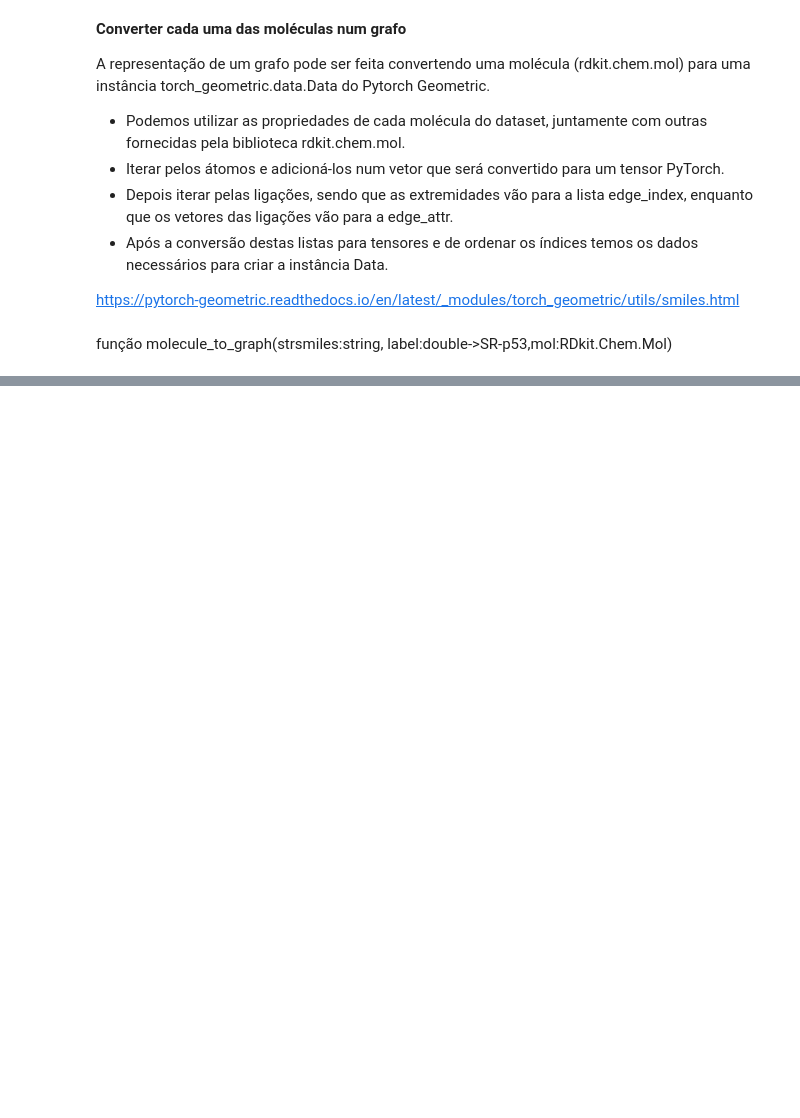
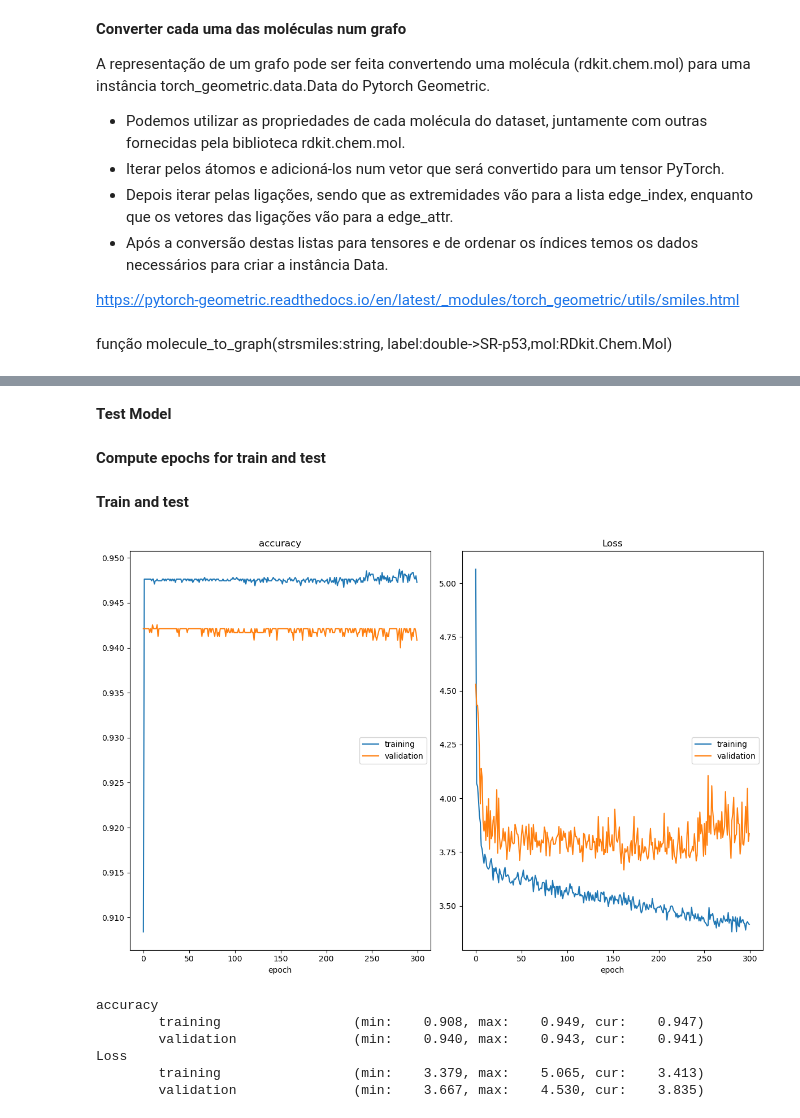
Before and after one commit to BernardGeorges/ProjetoAP, a Jupyter notebook: chemical_interaction.ipynb, the cells around one changed output, grey strips where cells are left out. Drawn from its saved outputs; the diff is of its cells as text; code cells hidden in the pictures; blank space fills up the shorter version.

Commit message:
gcn model and some interpretability

```diff
--- a/chemical_interaction.ipynb
+++ b/chemical_interaction.ipynb
@@ -266,0 +290,6 @@ def molecule_to_graph(strsmiles,label,mol):
+# %%
+import models
+from torchinfo import summary
+
+gcn_model = models.GCNModel()
+print(summary(gcn_model,verbose=1))
@@ -266,0 +347,17 @@ def molecule_to_graph(strsmiles,label,mol):
+# %% [markdown]
+**Test Model**
+# %%
+def test(valloader,optimizer,loss_func):
+   running_loss  = 0.0
+   running_corrects  = 0.0
+   for data in valloader:
+      inputs = data.x.to(device)
+      labels = data.y.to(device)
+      outputs =  gcn_model(data.x,data.edge_index,batch=data.batch)
+      loss = loss_func(outputs, labels)
+      running_loss += loss.detach() * inputs.size(0)
+      _, preds = torch.max(outputs, 1)
+      running_corrects += torch.sum(preds == labels.data)
+   return (running_loss,running_corrects)
+# %% [markdown]
+**Compute epochs for train and test**
@@ -266,0 +390,34 @@ def molecule_to_graph(strsmiles,label,mol):
+# %% [markdown]
+**Train and test**
+# %%
+from tqdm import tqdm
+from livelossplot import PlotLosses
+from torch.optim import SGD, Adam
+from torch.nn import CrossEntropyLoss
+from os.path import exists
+
+
+epochs = 300
+optimizer = Adam(gcn_model.parameters(),lr=0.001)
+loss_func = CrossEntropyLoss()
+print(gcn_model)
+train_accs = []
+test_accs = []
+
+
+file_exists = exists('gcnmodel.pth')
+liveloss = PlotLosses()
+# nao sei se isto resulta? apenas para carregar os pesos e não estar a treinar tudo outra vez
+if(file_exists==False):
+    computepochs(train_loader,test_loader,gcn_model,optimizer,loss_func,epochs)
+    torch.save(gcn_model,'gcnmodel.pth')
+else:
+    gcn_model= torch.load('gcnmodel.pth')
+# %% [output]
+[figure, added]
+accuracy
+        training                 (min:    0.908, max:    0.949, cur:    0.947)
+        validation               (min:    0.940, max:    0.943, cur:    0.941)
+Loss
+        training                 (min:    3.379, max:    5.065, cur:    3.413)
+        validation               (min:    3.667, max:    4.530, cur:    3.835)
```
Also changed, not shown: parts of 21 cells of this notebook, 11 other files.
